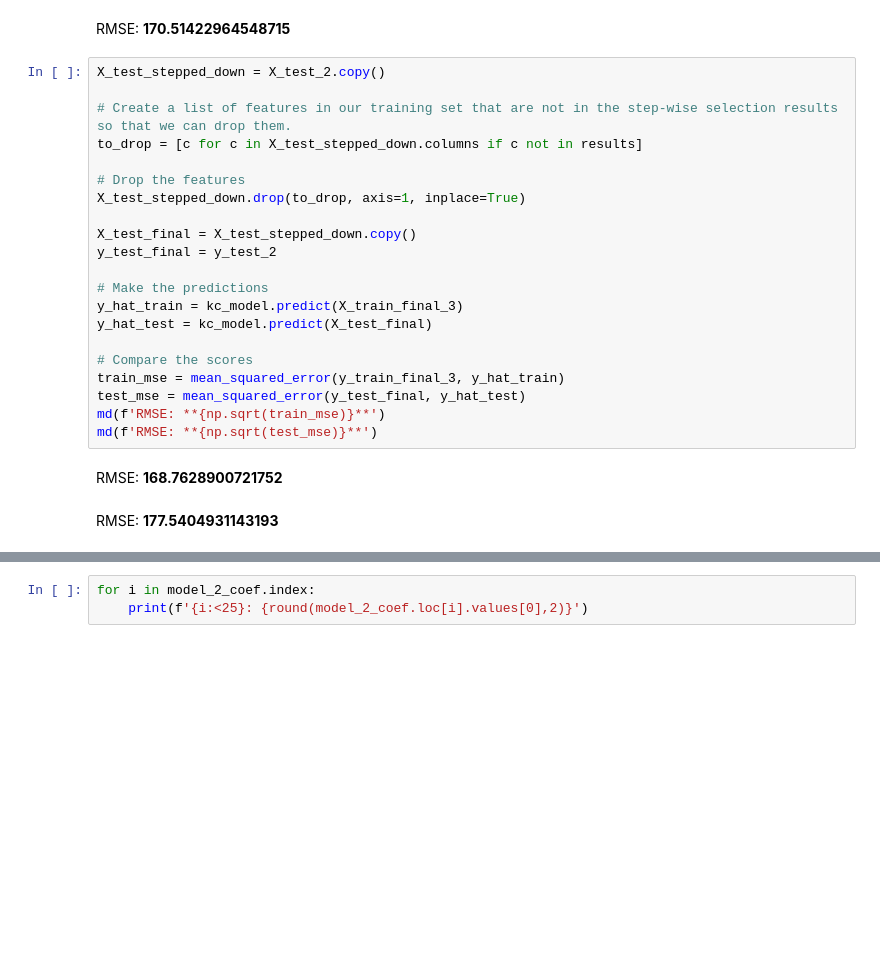
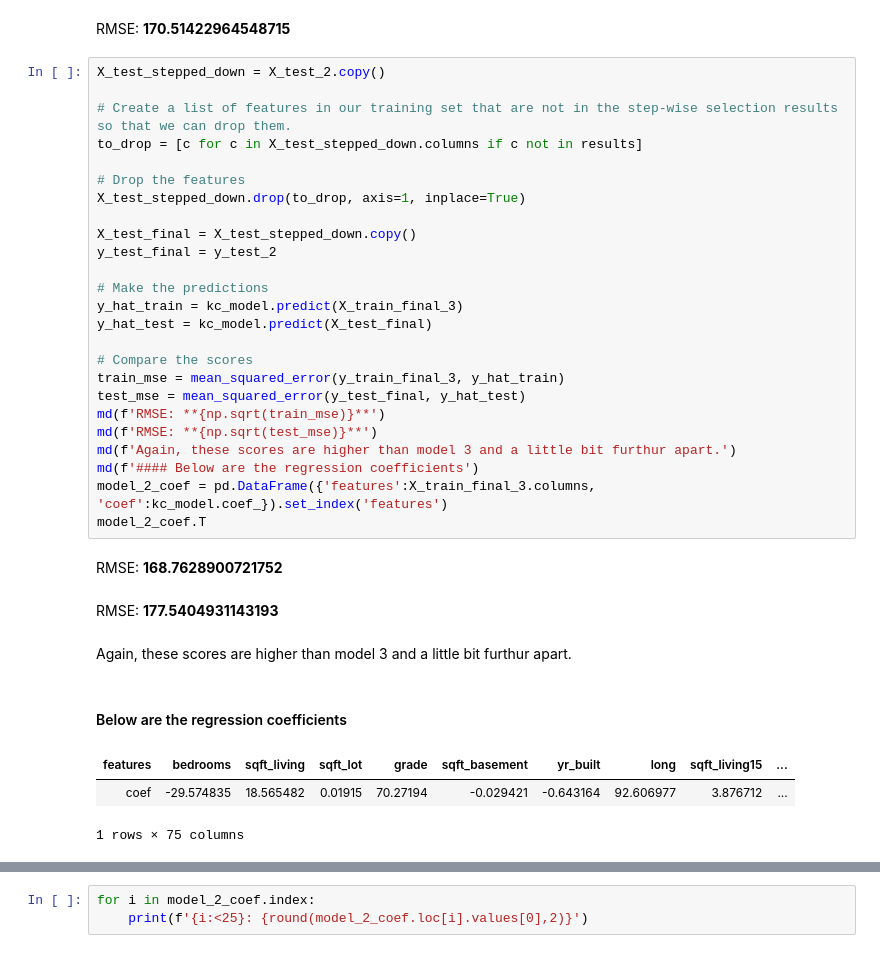
Before and after one commit to bigalh94/modeling_kings_county_housing_prices, a Jupyter notebook: kc_house_model.ipynb, the cells around one changed output, grey strips where cells are left out. Drawn from its saved outputs; the diff is of its cells as text; blank space fills up the shorter version.

```diff
--- a/kc_house_model.ipynb
+++ b/kc_house_model.ipynb
@@ -1180,24 +1185,33 @@ RMSE: **170.51422964548715**
 # %%
 X_test_stepped_down = X_test_2.copy()
 
 # Create a list of features in our training set that are not in the step-wise selection results so that we can drop them.
 to_drop = [c for c in X_test_stepped_down.columns if c not in results]
 
 # Drop the features
 X_test_stepped_down.drop(to_drop, axis=1, inplace=True)
 
 X_test_final = X_test_stepped_down.copy()
 y_test_final = y_test_2
 
 # Make the predictions
 y_hat_train = kc_model.predict(X_train_final_3)
 y_hat_test = kc_model.predict(X_test_final)
 
 # Compare the scores
 train_mse = mean_squared_error(y_train_final_3, y_hat_train)
 test_mse = mean_squared_error(y_test_final, y_hat_test)
 md(f'RMSE: **{np.sqrt(train_mse)}**')
 md(f'RMSE: **{np.sqrt(test_mse)}**')
+md(f'Again, these scores are higher than model 3 and a little bit furthur apart.')
+md(f'#### Below are the regression coefficients')
+model_2_coef = pd.DataFrame({'features':X_train_final_3.columns, 'coef':kc_model.coef_}).set_index('features')
+model_2_coef.T
 # %% [output]
 RMSE: **168.7628900721752**
 RMSE: **177.5404931143193**
+Again, these scores are higher than model 3 and a little bit furthur apart.
+#### Below are the regression coefficients
+| features | bedrooms | sqft_living | sqft_lot | grade | sqft_basement | yr_built | long | sqft_living15 | ... |
+| coef | -29.574835 | 18.565482 | 0.01915 | 70.27194 | -0.029421 | -0.643164 | 92.606977 | 3.876712 | ... |
+1 rows × 75 columns
```
Also changed, not shown: parts of 4 cells of this notebook.
